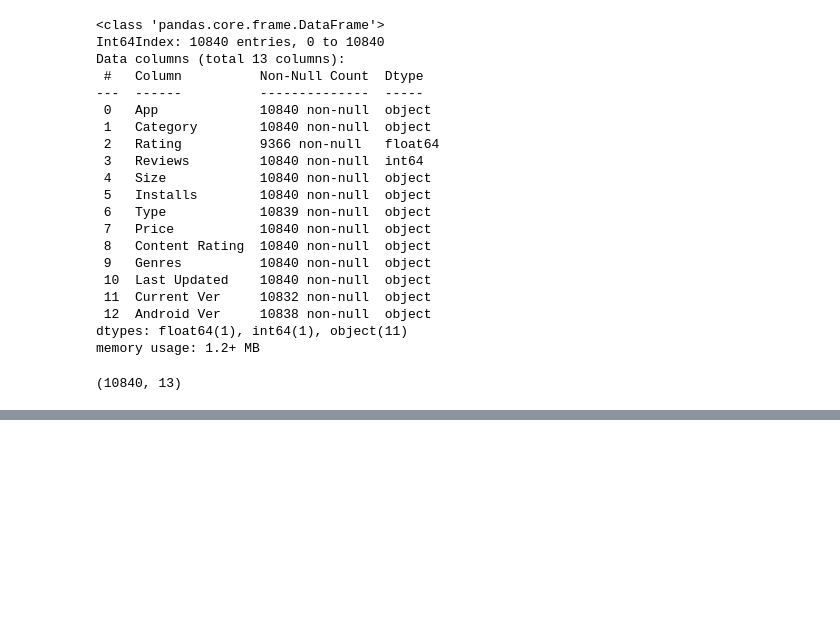
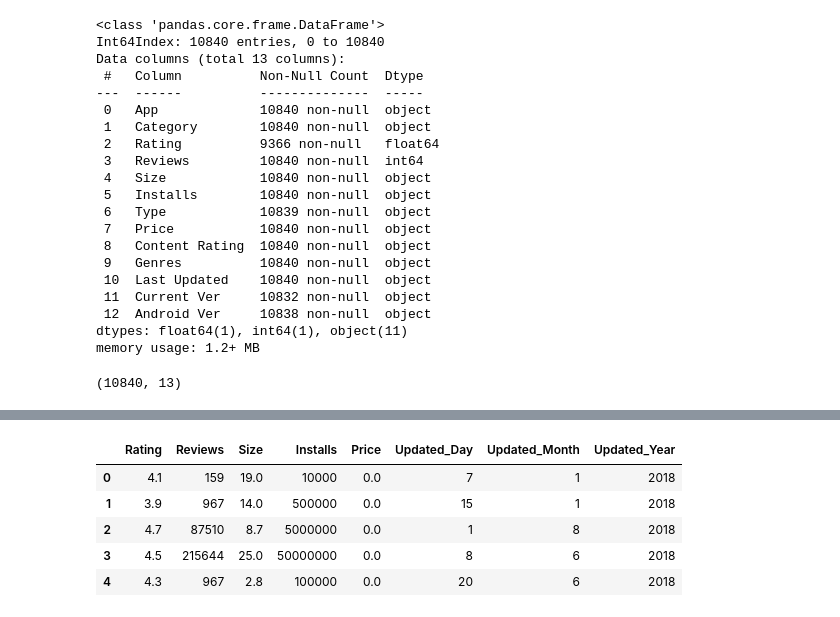
Before and after one commit to shu-nya/Play-Store-App-Review-Analysis, a Jupyter notebook: Play_Store_App_Review_Analysis.ipynb, the cells around one changed output, grey strips where cells are left out. Saved outputs shown, nothing was run; the diff lists cells and outputs as text; code cells hidden in the pictures; blank space fills up the shorter version.

```diff
--- a/Play_Store_App_Review_Analysis.ipynb
+++ b/Play_Store_App_Review_Analysis.ipynb
@@ -178,0 +488,9 @@ data.shape
+# %%
+# Lets create a function so that it can be easily done for all features
+def Random_value_imputation(feature):
+    random_sample=data[feature].dropna().sample(data[feature].isnull().sum())
+    random_sample.index=data[data[feature].isnull()].index
+    data.loc[data[feature].isnull(),feature]=random_sample
+# %%
+for col in data:
+    Random_value_imputation(col)
@@ -178,0 +522,2 @@ data.shape
+# %%
+data.drop_duplicates(inplace=True)
@@ -178,0 +530,3 @@ data.shape
+# %%
+num_features = [col for col in data.columns if data[col].dtype!='object']
+num_features
@@ -178,0 +542,10 @@ data.shape
+# %%
+num_data = data[num_features]
+num_data.head()
+# %% [output]
+|  | Rating | Reviews | Size | Installs | Price | Updated_Day | Updated_Month | Updated_Year |
+| 0 | 4.1 | 159 | 19.0 | 10000 | 0.0 | 7 | 1 | 2018 |
+| 1 | 3.9 | 967 | 14.0 | 500000 | 0.0 | 15 | 1 | 2018 |
+| 2 | 4.7 | 87510 | 8.7 | 5000000 | 0.0 | 1 | 8 | 2018 |
+| 3 | 4.5 | 215644 | 25.0 | 50000000 | 0.0 | 8 | 6 | 2018 |
+| 4 | 4.3 | 967 | 2.8 | 100000 | 0.0 | 20 | 6 | 2018 |
```
Also changed, not shown: parts of 44 cells of this notebook.
